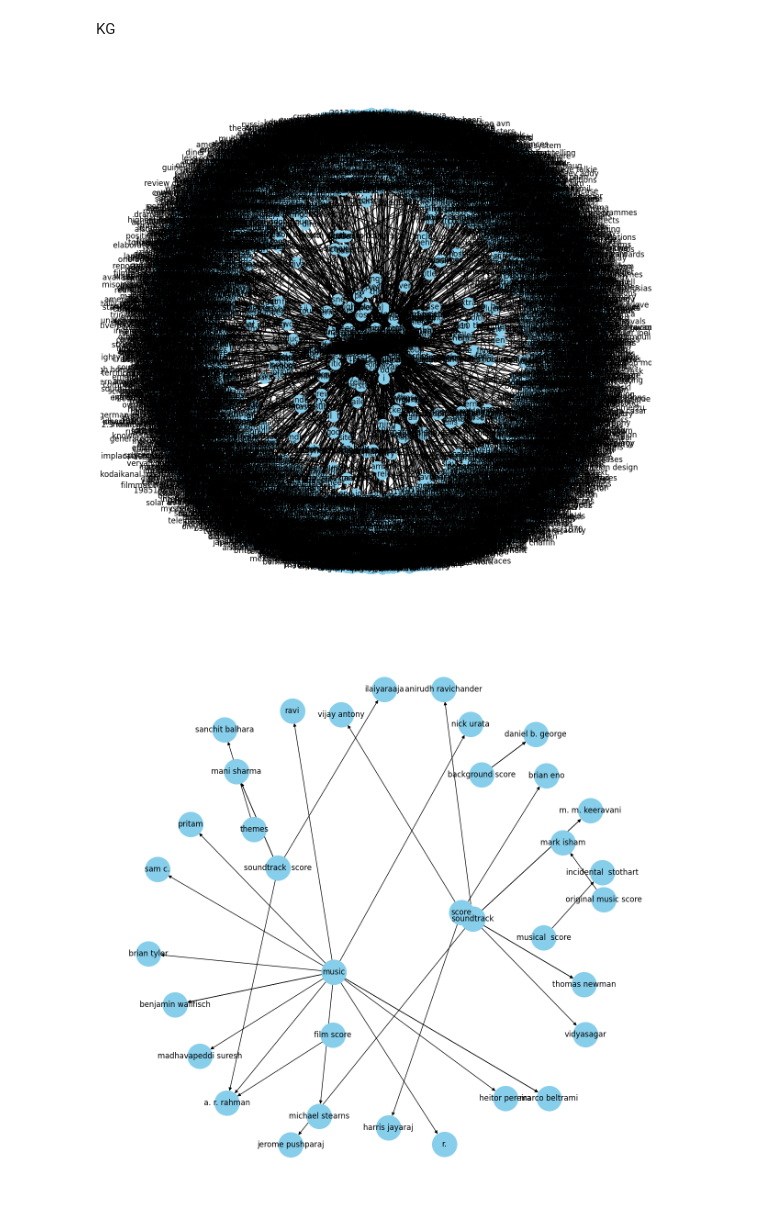
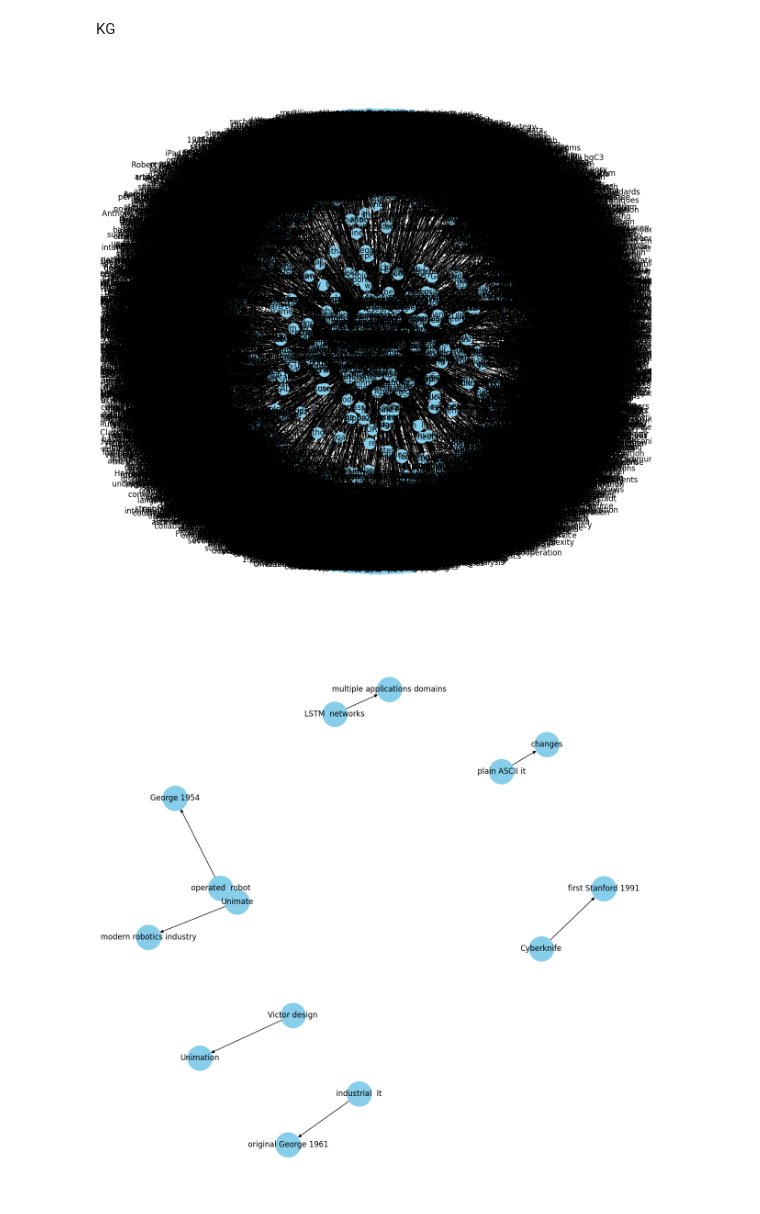
Before and after one commit to Arziva/Semantic_Nexus, a Jupyter notebook: NER.ipynb, the cells around one changed output. Saved outputs shown, nothing was run; the diff lists cells and outputs as text; code cells hidden in the pictures.

```diff
--- a/NER.ipynb
+++ b/NER.ipynb
@@ -18,6 +18,6 @@ from tqdm import tqdm
 pd.set_option('display.max_colwidth', 200)
 %matplotlib inline
 # %%
-candidate_sentences = pd.read_csv("wiki_sentences_v2.csv")
+candidate_sentences = pd.read_csv("output-2.csv")
 candidate_sentences.shape
 # %% [output]
@@ -203,15 +203,15 @@ pos = nx.spring_layout(G)
 nx.draw(G, with_labels=True, node_color='skyblue', edge_cmap=plt.cm.Blues, pos = pos)
 plt.show()
 # %% [output]
-[figure, old version]
+[figure, new version]
 # %%
-G=nx.from_pandas_edgelist(kg_df[kg_df['edge']=="composed by"], "source", "target",
+G=nx.from_pandas_edgelist(kg_df[kg_df['edge']=="invented by"], "source", "target",
                           edge_attr=True, create_using=nx.MultiDiGraph())
 
 plt.figure(figsize=(12,12))
 pos = nx.spring_layout(G, k = 0.5) # k regulates the distance between nodes
 nx.draw(G, with_labels=True, node_color='skyblue', node_size=1500, edge_cmap=plt.cm.Blues, pos = pos)
 plt.show()
 # %% [output]
-[figure, old version]
+[figure, new version]
 # %%
```
Also changed, not shown: parts of 6 cells of this notebook.
